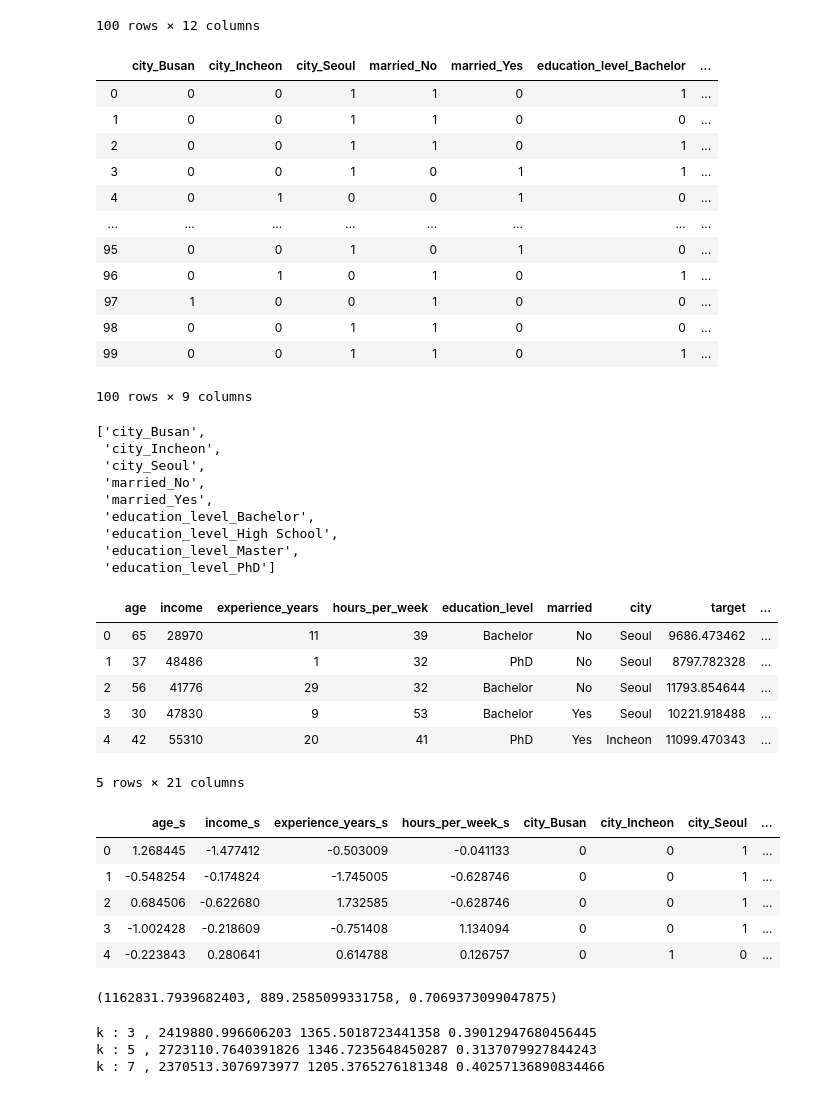
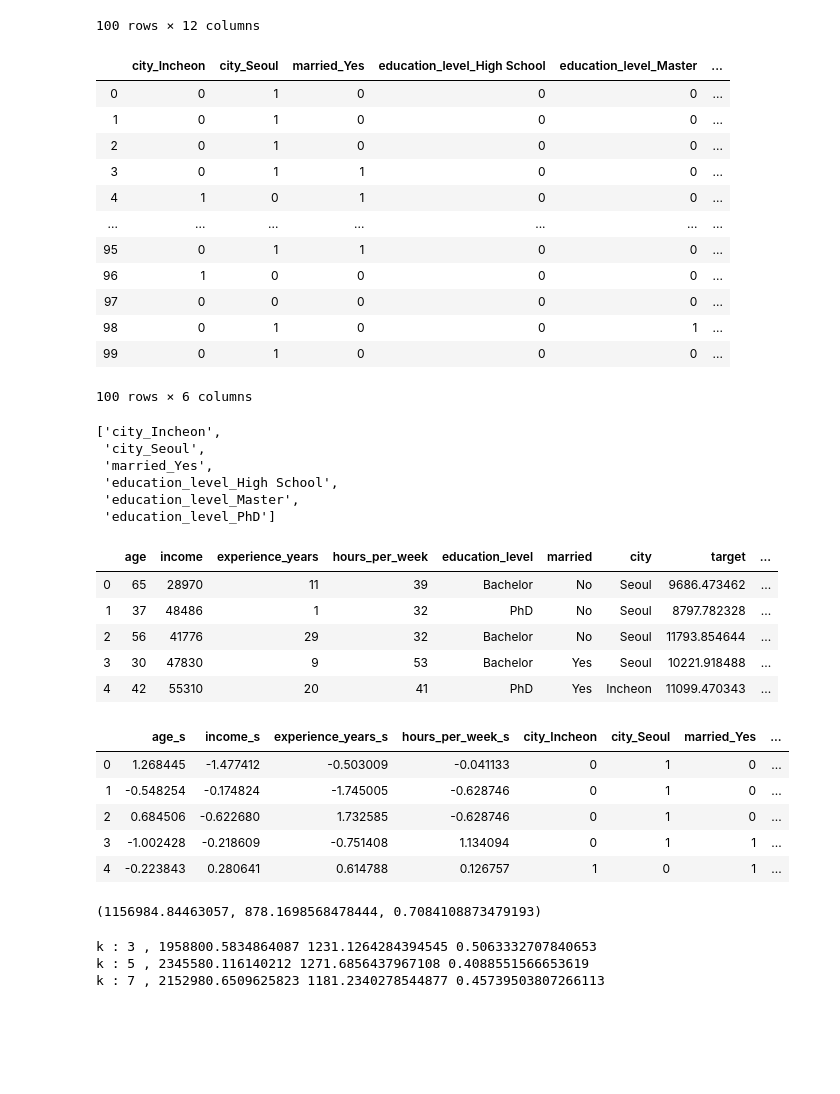
Before and after one commit to bloodstrawberry/data-science-with-python, a Jupyter notebook: Kaggle/MAE Example.ipynb, the cells around one changed output. Cells and saved outputs as stored; diff of their text form; code cells hidden in the pictures; blank space fills up the shorter version.

```diff
--- a/Kaggle/MAE Example.ipynb
+++ b/Kaggle/MAE Example.ipynb
@@ -73,32 +73,29 @@ df_new
 100 rows × 12 columns
 # %%
 # 더미변수 생성
-df_dum = pd.get_dummies(df_new[['city', 'married', 'education_level']])
+df_dum = pd.get_dummies(df_new[['city', 'married', 'education_level']], drop_first=True)
 df_dum
 # %% [output]
-|  | city_Busan | city_Incheon | city_Seoul | married_No | married_Yes | education_level_Bachelor | ... |
-| 0 | 0 | 0 | 1 | 1 | 0 | 1 | ... |
-| 1 | 0 | 0 | 1 | 1 | 0 | 0 | ... |
-| 2 | 0 | 0 | 1 | 1 | 0 | 1 | ... |
-| 3 | 0 | 0 | 1 | 0 | 1 | 1 | ... |
-| 4 | 0 | 1 | 0 | 0 | 1 | 0 | ... |
-| ... | ... | ... | ... | ... | ... | ... | ... |
-| 95 | 0 | 0 | 1 | 0 | 1 | 0 | ... |
-| 96 | 0 | 1 | 0 | 1 | 0 | 1 | ... |
-| 97 | 1 | 0 | 0 | 1 | 0 | 0 | ... |
-| 98 | 0 | 0 | 1 | 1 | 0 | 0 | ... |
-| 99 | 0 | 0 | 1 | 1 | 0 | 1 | ... |
+|  | city_Incheon | city_Seoul | married_Yes | education_level_High School | education_level_Master | ... |
+| 0 | 0 | 1 | 0 | 0 | 0 | ... |
+| 1 | 0 | 1 | 0 | 0 | 0 | ... |
+| 2 | 0 | 1 | 0 | 0 | 0 | ... |
+| 3 | 0 | 1 | 1 | 0 | 0 | ... |
+| 4 | 1 | 0 | 1 | 0 | 0 | ... |
+| ... | ... | ... | ... | ... | ... | ... |
+| 95 | 0 | 1 | 1 | 0 | 0 | ... |
+| 96 | 1 | 0 | 0 | 0 | 0 | ... |
+| 97 | 0 | 0 | 0 | 0 | 0 | ... |
+| 98 | 0 | 1 | 0 | 0 | 1 | ... |
+| 99 | 0 | 1 | 0 | 0 | 0 | ... |
-100 rows × 9 columns
+100 rows × 6 columns
 # %%
 df_dum_col = df_dum.columns.tolist()
 df_dum_col
 # %% [output]
-['city_Busan',
- 'city_Incheon',
+['city_Incheon',
  'city_Seoul',
- 'married_No',
  'married_Yes',
- 'education_level_Bachelor',
  'education_level_High School',
  'education_level_Master',
  'education_level_PhD']
@@ -112,18 +109,17 @@ df_final.head()
 | 2 | 56 | 41776 | 29 | 32 | Bachelor | No | Seoul | 11793.854644 | ... |
 | 3 | 30 | 47830 | 9 | 53 | Bachelor | Yes | Seoul | 10221.918488 | ... |
 | 4 | 42 | 55310 | 20 | 41 | PhD | Yes | Incheon | 11099.470343 | ... |
-5 rows × 21 columns
 # %%
 col = col_new + df_dum_col + ['target']
 df_final = df_final[col]
 df_final.head()
 # %% [output]
-|  | age_s | income_s | experience_years_s | hours_per_week_s | city_Busan | city_Incheon | city_Seoul | ... |
-| 0 | 1.268445 | -1.477412 | -0.503009 | -0.041133 | 0 | 0 | 1 | ... |
-| 1 | -0.548254 | -0.174824 | -1.745005 | -0.628746 | 0 | 0 | 1 | ... |
-| 2 | 0.684506 | -0.622680 | 1.732585 | -0.628746 | 0 | 0 | 1 | ... |
-| 3 | -1.002428 | -0.218609 | -0.751408 | 1.134094 | 0 | 0 | 1 | ... |
-| 4 | -0.223843 | 0.280641 | 0.614788 | 0.126757 | 0 | 1 | 0 | ... |
+|  | age_s | income_s | experience_years_s | hours_per_week_s | city_Incheon | city_Seoul | married_Yes | ... |
+| 0 | 1.268445 | -1.477412 | -0.503009 | -0.041133 | 0 | 1 | 0 | ... |
+| 1 | -0.548254 | -0.174824 | -1.745005 | -0.628746 | 0 | 1 | 0 | ... |
+| 2 | 0.684506 | -0.622680 | 1.732585 | -0.628746 | 0 | 1 | 0 | ... |
+| 3 | -1.002428 | -0.218609 | -0.751408 | 1.134094 | 0 | 1 | 1 | ... |
+| 4 | -0.223843 | 0.280641 | 0.614788 | 0.126757 | 1 | 0 | 1 | ... |
 # %%
 from sklearn.model_selection import train_test_split
 
@@ -147,7 +143,7 @@ r2 = r2_score(y_test, y_pred)
 
 mse, mae, r2
 # %% [output]
-(1162831.7939682403, 889.2585099331758, 0.7069373099047875)
+(1156984.84463057, 878.1698568478444, 0.7084108873479193)
 # %%
 # KNN
 from sklearn.neighbors import KNeighborsRegressor
@@ -163,9 +159,9 @@ for k in [3, 5, 7]:
 
     print("k :", k, "," , mse, mae, r2)
 # %% [output]
-k : 3 , 2419880.996606203 1365.5018723441358 0.39012947680456445
-k : 5 , 2723110.7640391826 1346.7235648450287 0.3137079927844243
-k : 7 , 2370513.3076973977 1205.3765276181348 0.40257136890834466
+k : 3 , 1958800.5834864087 1231.1264284394545 0.5063332707840653
+k : 5 , 2345580.116140212 1271.6856437967108 0.4088551566653619
+k : 7 , 2152980.6509625823 1181.2340278544877 0.45739503807266113
 # %%
 # 랜덤포레스트
 from sklearn.ensemble import RandomForestRegressor
```
Also changed, not shown: parts of 8 cells of this notebook, 35 other files.
